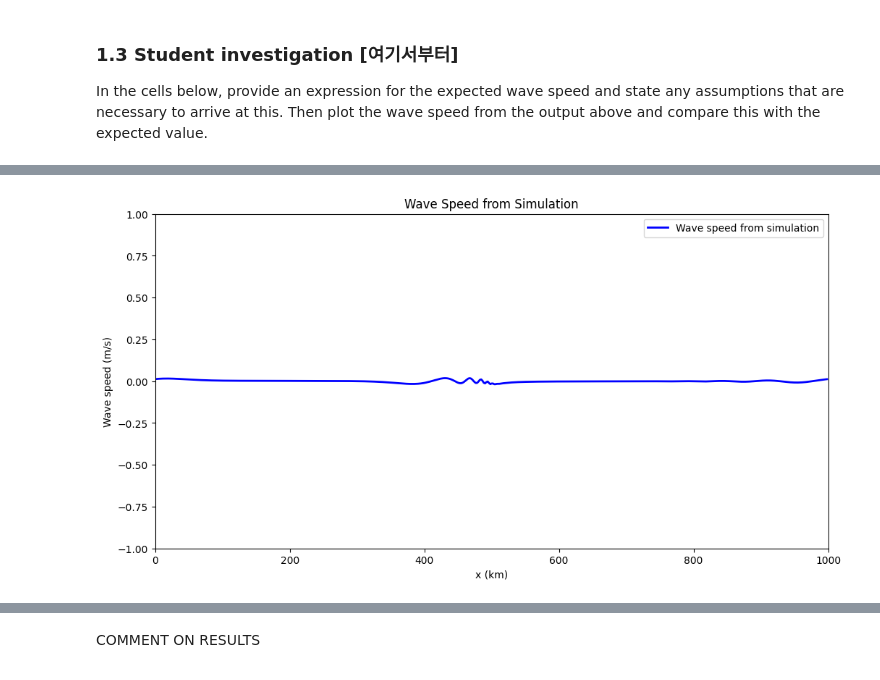
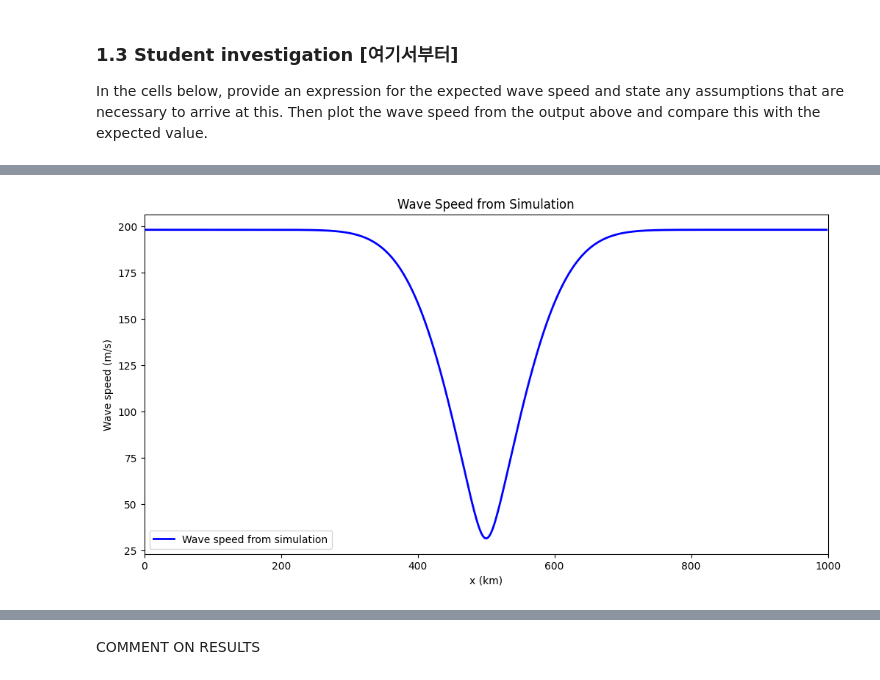
Before and after one commit to Unjin-Jang/QCES, a Jupyter notebook: Project3_tsunami.ipynb, the cells around one changed output, grey strips where cells are left out. Cells and saved outputs as stored; diff of their text form; code cells hidden in the pictures.

```diff
--- a/Project3_tsunami.ipynb
+++ b/Project3_tsunami.ipynb
@@ -245,14 +249,19 @@ $ u(x,t) = u_{0} e^{i(kx-wt)} $, where $k$ is the wavenumber, and $ω$ is the an
 # %%
+import math
+H = H0 - (H0 - H_min) * np.exp(-(x-x2)**2/w2**2)
+WaveSpeed = np.sqrt(g*H)
+
 
 plt.figure(figsize=(12,6))
-plt.plot(x / (1*kilometer), u['g'], label='Wave speed from simulation', color='blue', lw=2)
+#plt.plot(x / (1*kilometer), u['g'], label='Wave speed from simulation', color='blue', lw=2)
+plt.plot(x / (1*kilometer), WaveSpeed, label='Wave speed from simulation', color='blue', lw=2)
 
 plt.xlim((0, Lx / (1*kilometer)))
-plt.ylim((-1, 1))
+#plt.ylim((-1, 1))
 plt.xlabel('x (km)')
 plt.ylabel('Wave speed (m/s)')
 plt.title('Wave Speed from Simulation')
 plt.legend()
 plt.show()
 # %% [output]
-[figure, old version]
+[figure, new version]
```
Also changed, not shown: parts of 10 cells of this notebook.
